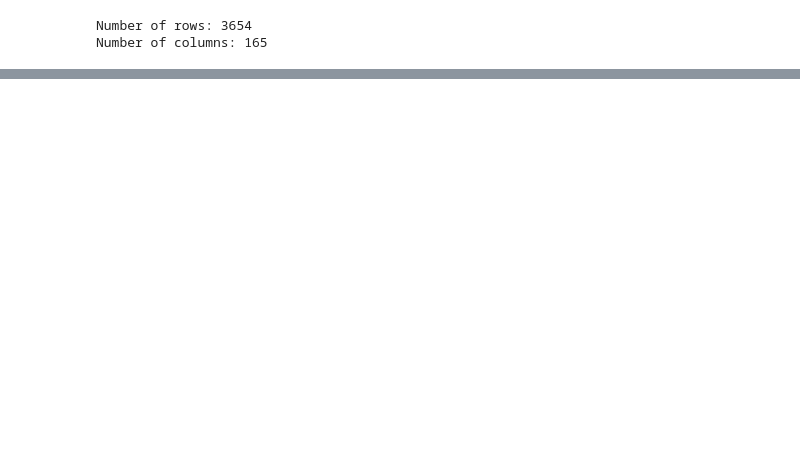
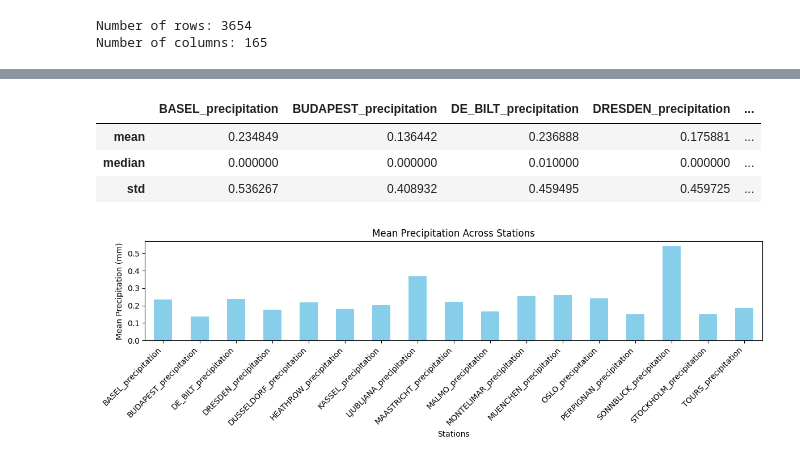
Before and after one commit to ImHungry48/WeatherAnalysis, a Jupyter notebook: WeatherDataAnalysis.ipynb, the cells around one changed output, grey strips where cells are left out. Cells and saved outputs as stored; diff of their text form; code cells hidden in the pictures; blank space fills up the shorter version.

Commit message:
Statistics Summary of Precipitation across stations

```diff
--- a/WeatherDataAnalysis.ipynb
+++ b/WeatherDataAnalysis.ipynb
@@ -114,0 +55,15 @@ mean = np.mean(data_array)
+# %%
+# Identify unique measurements across stations
+measurements = set(col.split('_')[1] for col in data.columns if '_' in col)
+
+# Define the operations to perform for each measurement
+operations = ['mean', 'median', 'std']
+
+# Automate aggregation
+results = {}
+for measure in measurements:
+    columns_to_aggregate = [col for col in data.columns if measure in col]
+    aggregated_data = data[columns_to_aggregate].agg(operations)
+    results[measure] = aggregated_data
+
+results_df = pd.concat(results, axis=1)
@@ -114,0 +79,26 @@ mean = np.mean(data_array)
+# %%
+display(results_df['precipitation'])
+# %% [output]
+|  | BASEL_precipitation | BUDAPEST_precipitation | DE_BILT_precipitation | DRESDEN_precipitation | ... |
+| mean | 0.234849 | 0.136442 | 0.236888 | 0.175881 | ... |
+| median | 0.000000 | 0.000000 | 0.010000 | 0.000000 | ... |
+| std | 0.536267 | 0.408932 | 0.459495 | 0.459725 | ... |
+# %%
+# Plotting the data
+plt.figure(figsize=(12, 4))  # Adjust figure size to ensure labels fit well
+ax = results_df['precipitation'].iloc[0].plot(kind='bar', color='skyblue')
+ax.set_title('Mean Precipitation Across Stations')
+ax.set_ylabel('Mean Precipitation (mm)')
+ax.set_xlabel('Stations')
+
+# Rotate labels to prevent overlap
+plt.xticks(rotation=45, ha='right')  # Rotate labels slightly and align right for better fit
+
+# Adjust font size
+plt.xticks(fontsize=10)
+plt.yticks(fontsize=10)
+
+plt.tight_layout() # Enhance readability
+plt.show()
+# %% [output]
+[figure, added]
```
Also changed, not shown: parts of 9 cells of this notebook.
